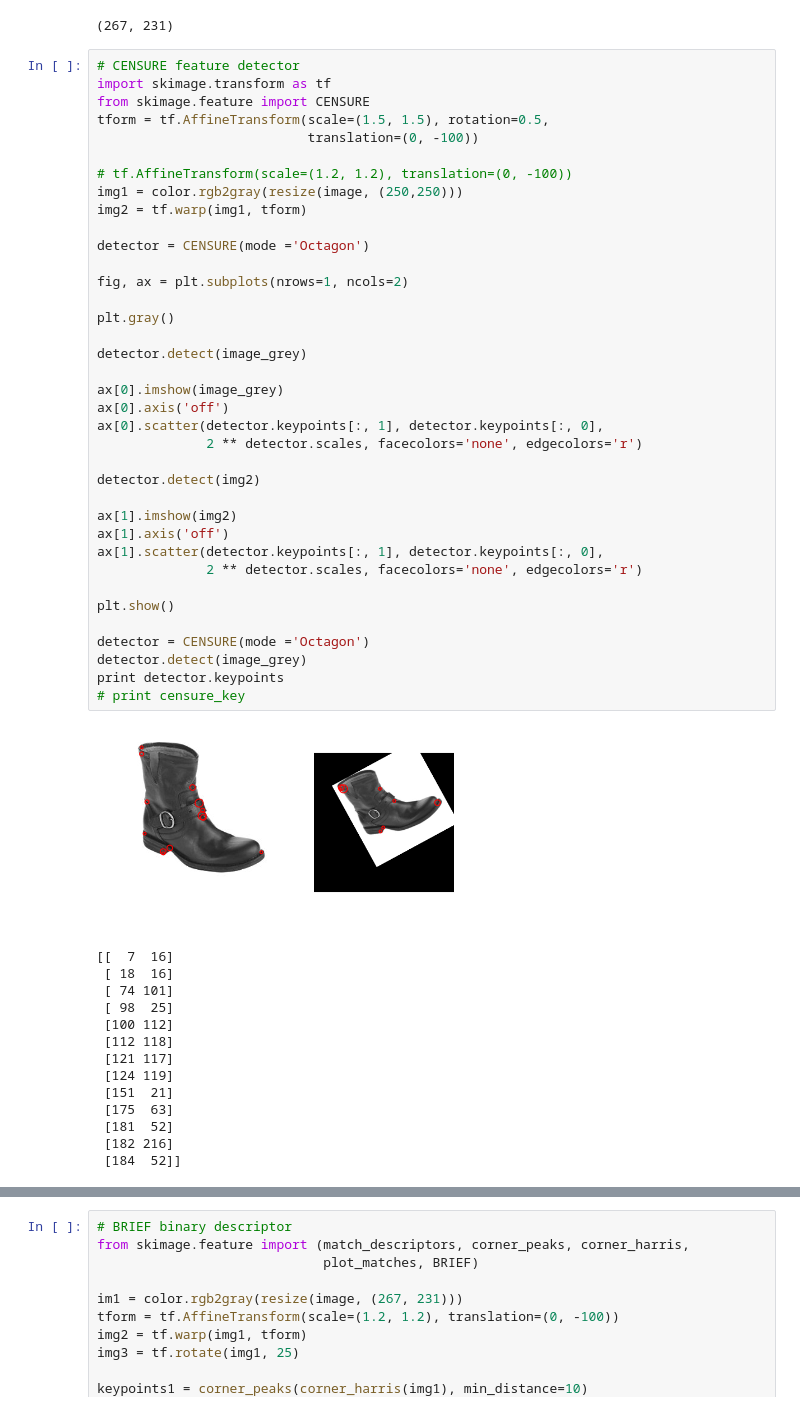
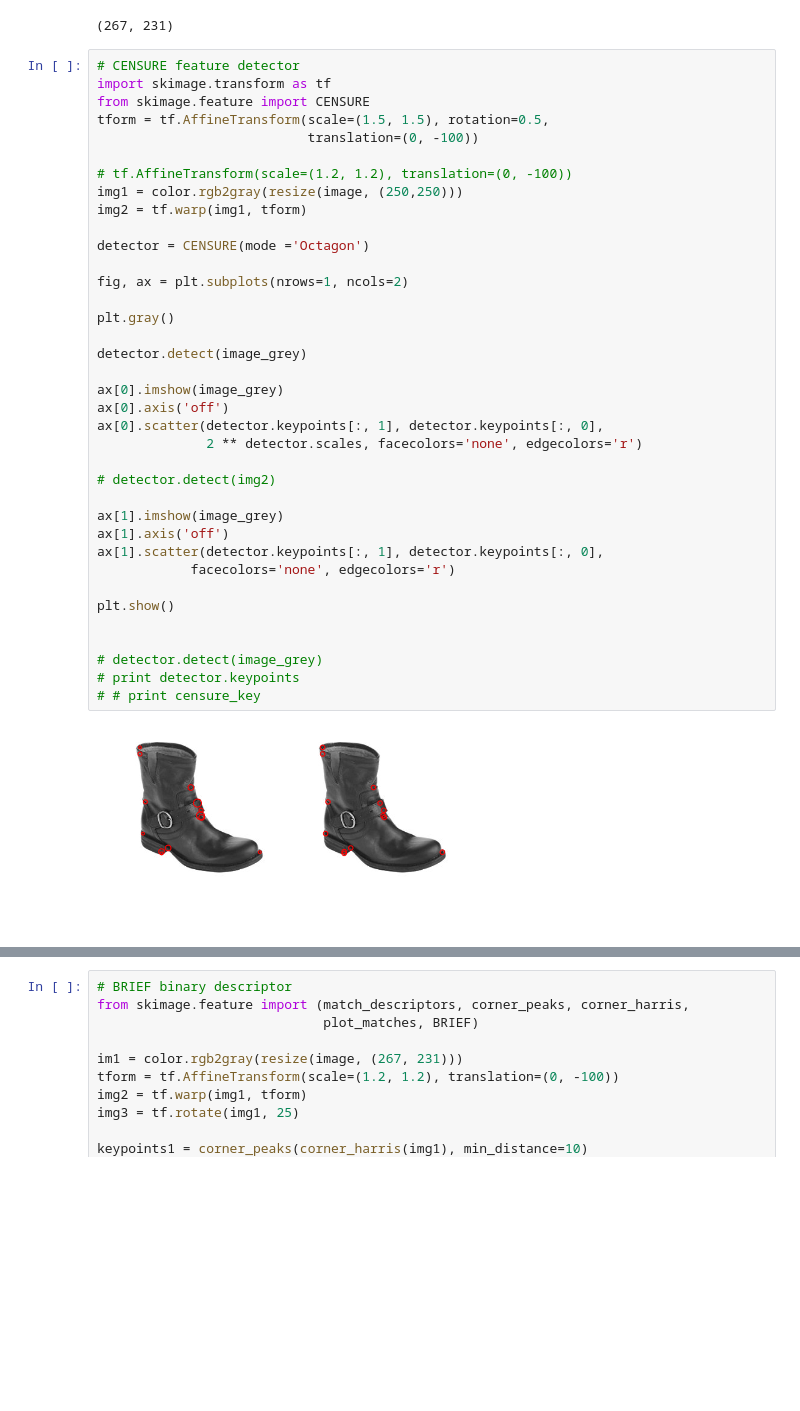
Before and after one commit to adolfoeliazat/Tinderella, a Jupyter notebook: filter_transformation.ipynb, the cells around one changed output, grey strips where cells are left out. Cells and saved outputs as stored; diff of their text form; blank space fills up the shorter version.

```diff
--- a/filter_transformation.ipynb
+++ b/filter_transformation.ipynb
@@ -90,54 +90,41 @@ edge_sobel.shape
 # CENSURE feature detector
 import skimage.transform as tf
 from skimage.feature import CENSURE
 tform = tf.AffineTransform(scale=(1.5, 1.5), rotation=0.5,
                            translation=(0, -100))
 
 # tf.AffineTransform(scale=(1.2, 1.2), translation=(0, -100))
 img1 = color.rgb2gray(resize(image, (250,250)))
 img2 = tf.warp(img1, tform)
 
 detector = CENSURE(mode ='Octagon')
 
 fig, ax = plt.subplots(nrows=1, ncols=2)
 
 plt.gray()
 
 detector.detect(image_grey)
 
 ax[0].imshow(image_grey)
 ax[0].axis('off')
 ax[0].scatter(detector.keypoints[:, 1], detector.keypoints[:, 0],
               2 ** detector.scales, facecolors='none', edgecolors='r')
 
-detector.detect(img2)
+# detector.detect(img2)
 
-ax[1].imshow(img2)
+ax[1].imshow(image_grey)
 ax[1].axis('off')
 ax[1].scatter(detector.keypoints[:, 1], detector.keypoints[:, 0],
-              2 ** detector.scales, facecolors='none', edgecolors='r')
+            facecolors='none', edgecolors='r')
 
 plt.show()
 
-detector = CENSURE(mode ='Octagon')
-detector.detect(image_grey)
-print detector.keypoints
-# print censure_key
+
+# detector.detect(image_grey)
+# print detector.keypoints
+# # print censure_key
 # %% [output]
-[figure, old version]
+[figure, new version]
-[[  7  16]
- [ 18  16]
- [ 74 101]
- [ 98  25]
- [100 112]
- [112 118]
- [121 117]
- [124 119]
- [151  21]
- [175  63]
- [181  52]
- [182 216]
- [184  52]]
 # %%
 # ORB Detector
 from skimage.feature import (match_descriptors, corner_harris,
```
Also changed, not shown: parts of 19 cells of this notebook, 2 other files.
